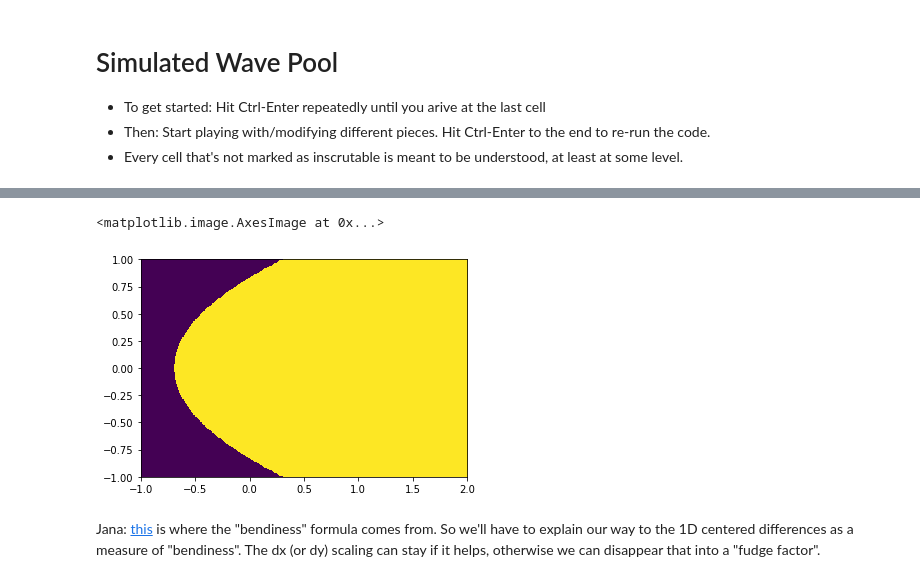
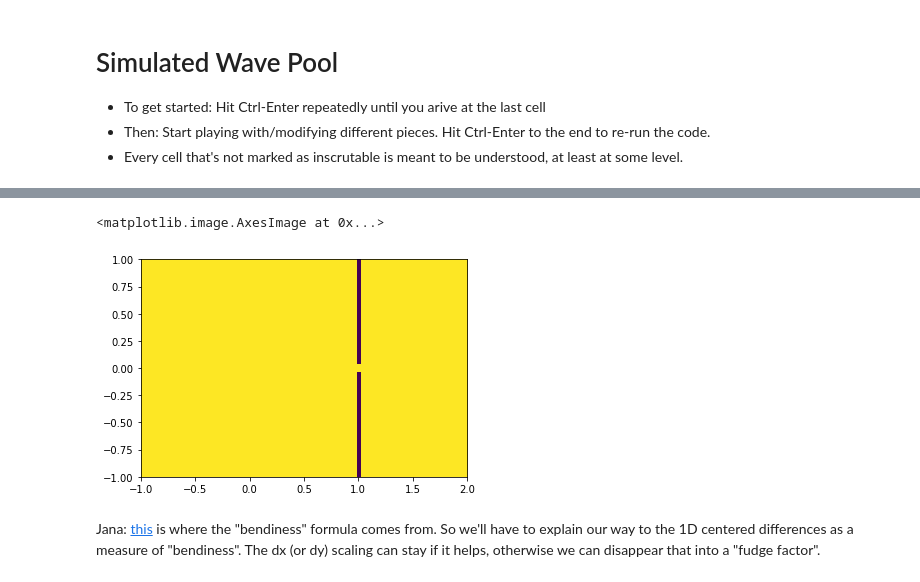
Before and after one commit to inducer/splash-activities, a Jupyter notebook: Simulated Wave Pool.ipynb, the cells around one changed output, grey strips where cells are left out. Cells and saved outputs as stored; diff of their text form; code cells hidden in the pictures.

Commit message:
Add single slit experiment setup

```diff
--- a/Simulated Wave Pool.ipynb
+++ b/Simulated Wave Pool.ipynb
@@ -32,9 +36,14 @@ show_field(initial_field)
 # %%
-is_free_space = x - y**2 + 0.7 > 0
+# parabolic reflector
+# is_free_space = x - y**2 + 0.7 > 0
+
+# single slit
+is_free_space = (np.abs(x-1) > 0.02) | (np.abs(y) < 0.04)
+
 show_field(is_free_space)
 # %% [output]
 <matplotlib.image.AxesImage at 0x...>
-[figure, old version]
+[figure, new version]
 # %% [markdown]
 Jana: [this](https://en.wikipedia.org/wiki/Finite_difference#Higher-order_differences) is where the "bendiness" formula comes from. So we'll have to explain our way to the 1D centered differences as a measure of "bendiness". The dx (or dy) scaling can stay if it helps, otherwise we can disappear that into a "fudge factor".
 # %%
```
Also changed, not shown: parts of 3 cells of this notebook.
